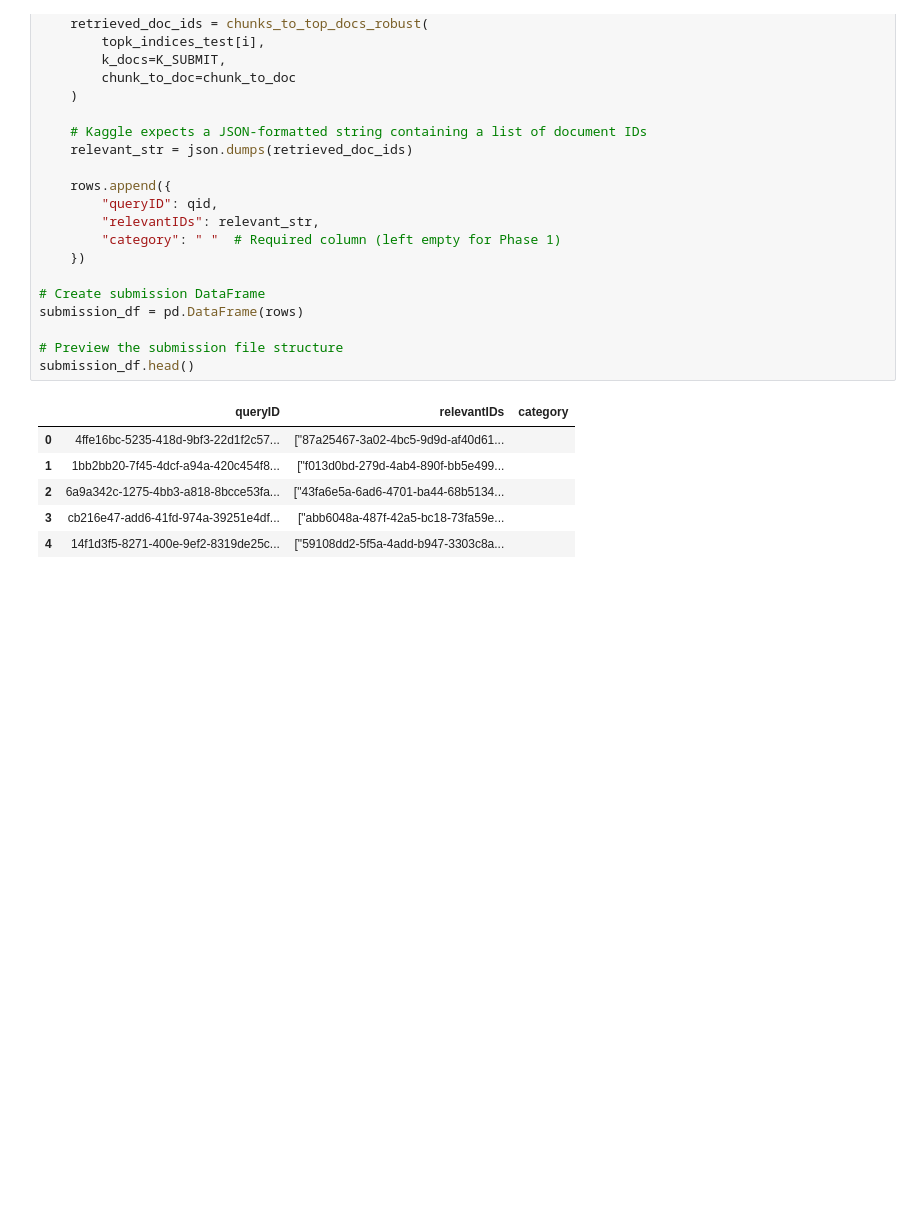
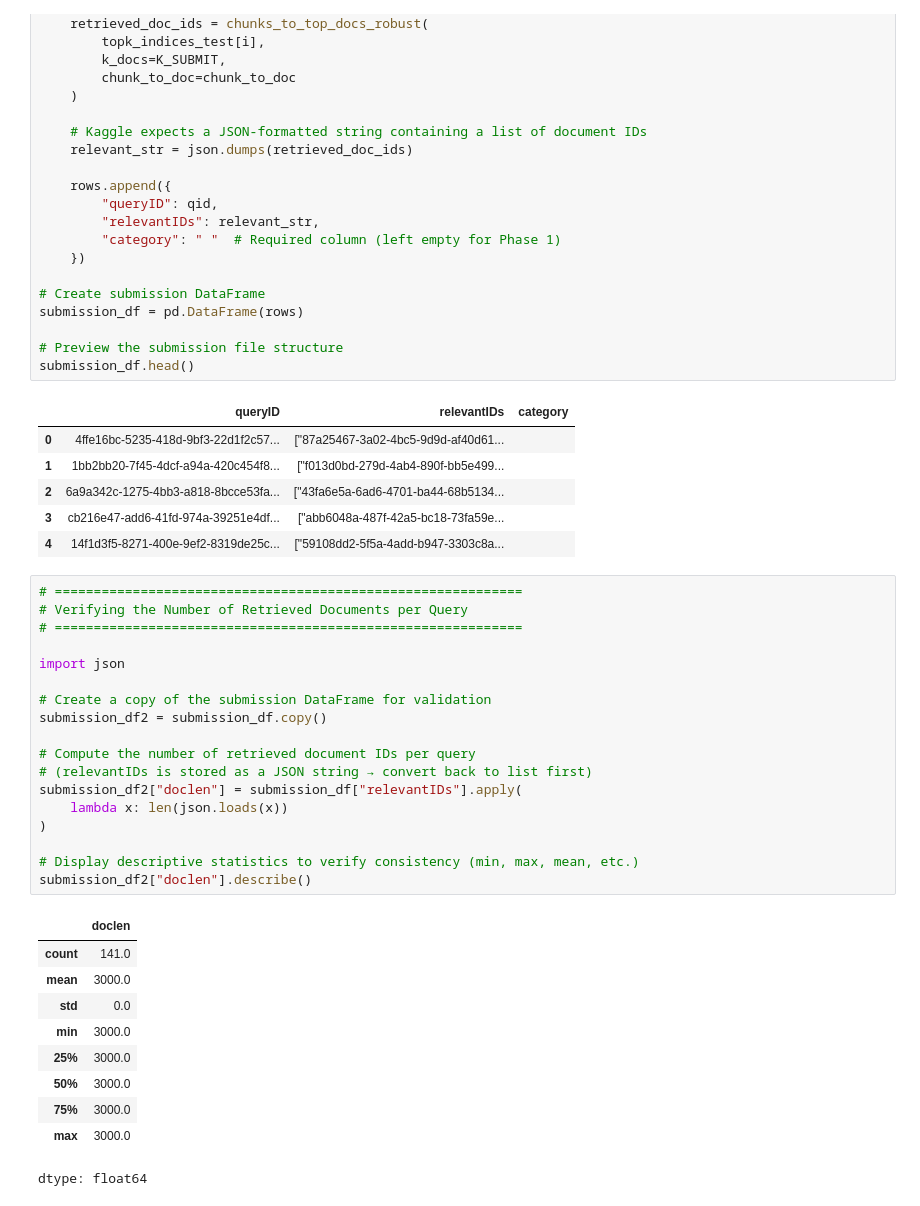
Before and after one commit to AbdelkarimElm/information-retrieval-engine, a Jupyter notebook: information_retrieval_engine.ipynb, the cells around one changed output. Saved outputs shown, nothing was run; the diff lists cells and outputs as text; blank space fills up the shorter version.

Commit message:
Build submission file

```diff
--- a/information_retrieval_engine.ipynb
+++ b/information_retrieval_engine.ipynb
@@ -2861,3 +2861,32 @@ submission_df.head()
 | 2 | 6a9a342c-1275-4bb3-a818-8bcce53fa... | ["43fa6e5a-6ad6-4701-ba44-68b5134... |  |
 | 3 | cb216e47-add6-41fd-974a-39251e4df... | ["abb6048a-487f-42a5-bc18-73fa59e... |  |
 | 4 | 14f1d3f5-8271-400e-9ef2-8319de25c... | ["59108dd2-5f5a-4add-b947-3303c8a... |  |
+# %%
+# ============================================================
+# Verifying the Number of Retrieved Documents per Query
+# ============================================================
+
+import json
+
+# Create a copy of the submission DataFrame for validation
+submission_df2 = submission_df.copy()
+
+# Compute the number of retrieved document IDs per query
+# (relevantIDs is stored as a JSON string → convert back to list first)
+submission_df2["doclen"] = submission_df["relevantIDs"].apply(
+    lambda x: len(json.loads(x))
+)
+
+# Display descriptive statistics to verify consistency (min, max, mean, etc.)
+submission_df2["doclen"].describe()
+# %% [output]
+|  | doclen |
+| count | 141.0 |
+| mean | 3000.0 |
+| std | 0.0 |
+| min | 3000.0 |
+| 25% | 3000.0 |
+| 50% | 3000.0 |
+| 75% | 3000.0 |
+| max | 3000.0 |
+dtype: float64
```
Also changed, not shown: parts of 1 cell of this notebook.
